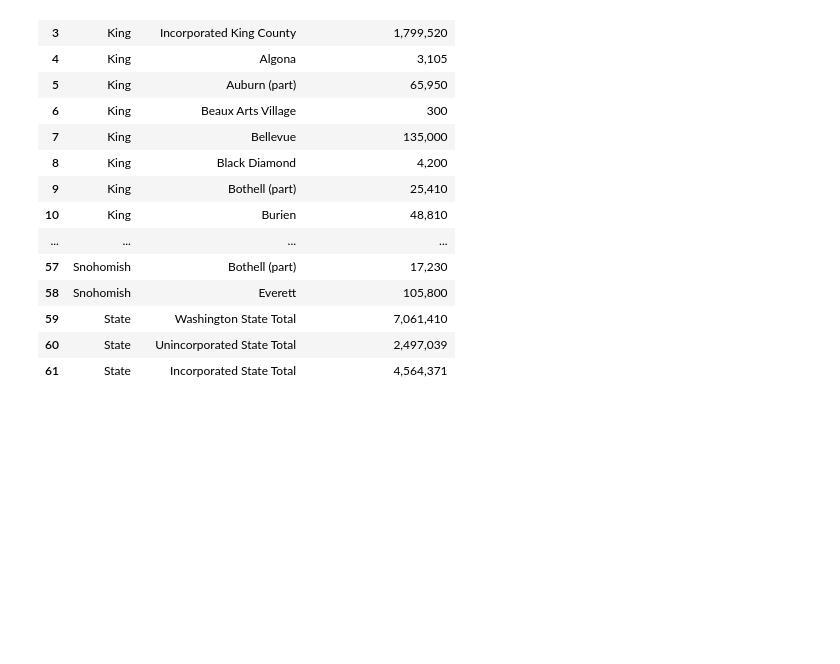
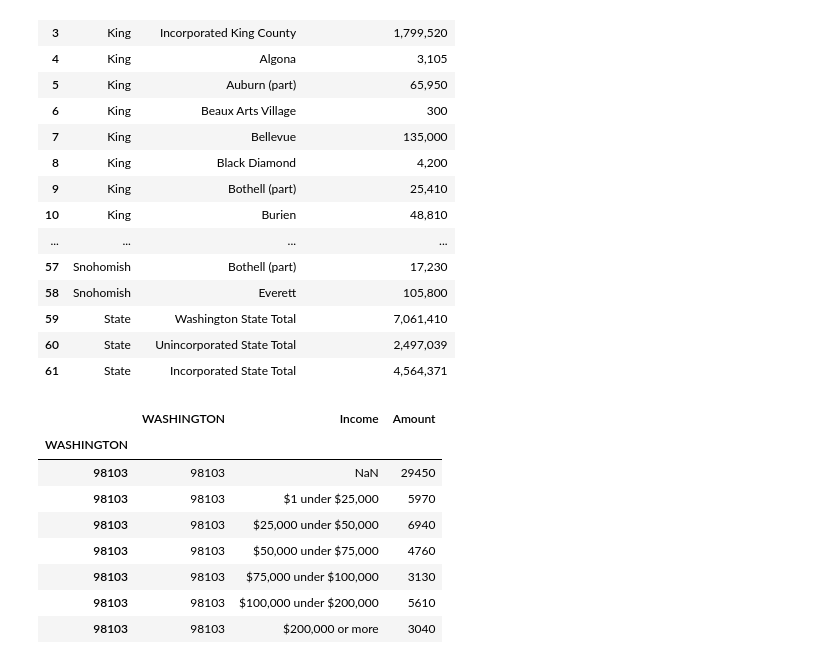
Before and after one commit to kmcnicoll/KyleMatt, a Jupyter notebook: kc_housing_data - wip - finch.ipynb, the cells around one changed output. Saved outputs shown, nothing was run; the diff lists cells and outputs as text; code cells hidden in the pictures; blank space fills up the shorter version.

```diff
--- a/kc_housing_data - wip - finch.ipynb
+++ b/kc_housing_data - wip - finch.ipynb
@@ -570,3 +549,23 @@ df_pop_KC2015
 | 59 | State | Washington State Total | 7,061,410 |
 | 60 | State | Unincorporated State Total | 2,497,039 |
 | 61 | State | Incorporated State Total | 4,564,371 |
+# %%
+df_zp = pd.read_excel('15zp48wa.xls')
+# %%
+df_zp = df_zp.drop(df_zp.index[0])
+# %%
+df_zp_= df_zp[['WASHINGTON', 'Unnamed: 1', 'Unnamed: 2']]
+# %%
+df_zp_rsi = df_zp_.set_index('WASHINGTON', drop= False)
+# %%
+df_zp_rsi.loc[98103]
+# %% [output]
+|  | WASHINGTON | Income | Amount |
+| WASHINGTON |  |  |  |
+| 98103 | 98103 | NaN | 29450 |
+| 98103 | 98103 | $1 under $25,000 | 5970 |
+| 98103 | 98103 | $25,000 under $50,000 | 6940 |
+| 98103 | 98103 | $50,000 under $75,000 | 4760 |
+| 98103 | 98103 | $75,000 under $100,000 | 3130 |
+| 98103 | 98103 | $100,000 under $200,000 | 5610 |
+| 98103 | 98103 | $200,000 or more | 3040 |
```
Also changed, not shown: parts of 4 cells of this notebook, 1 other file.
